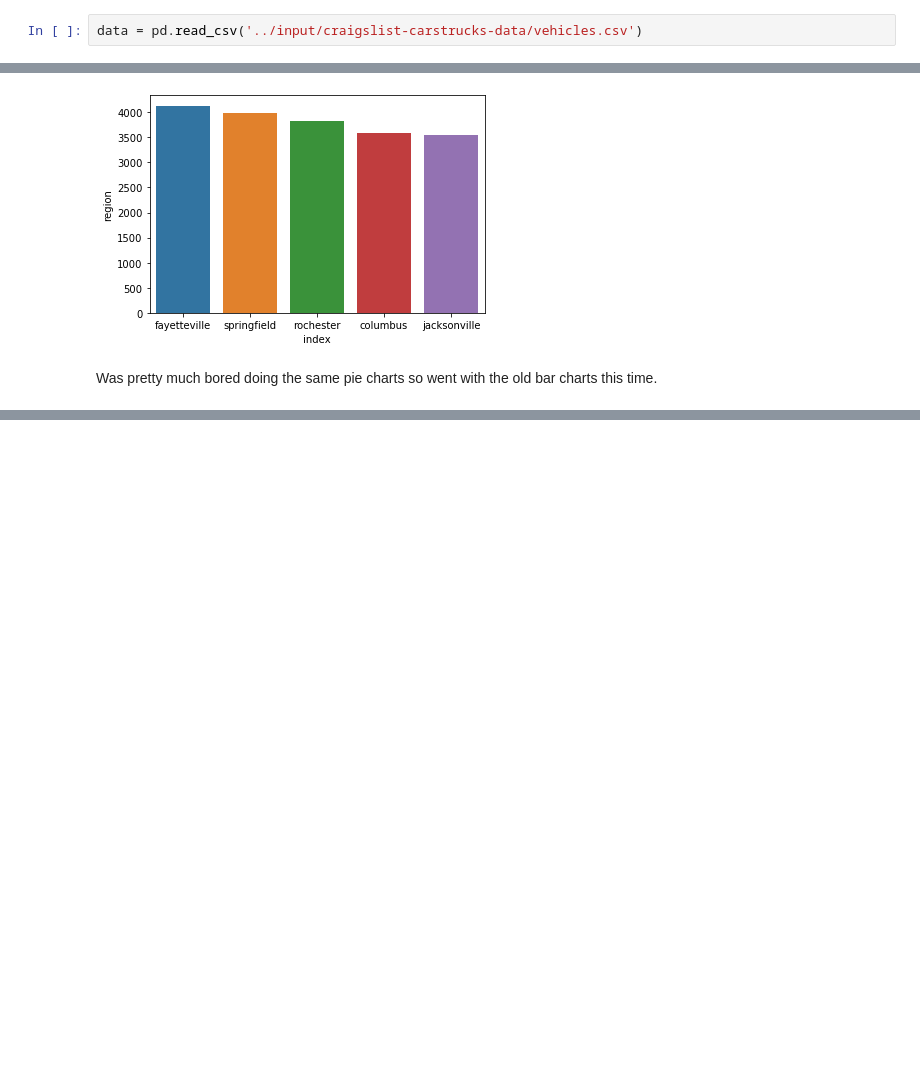
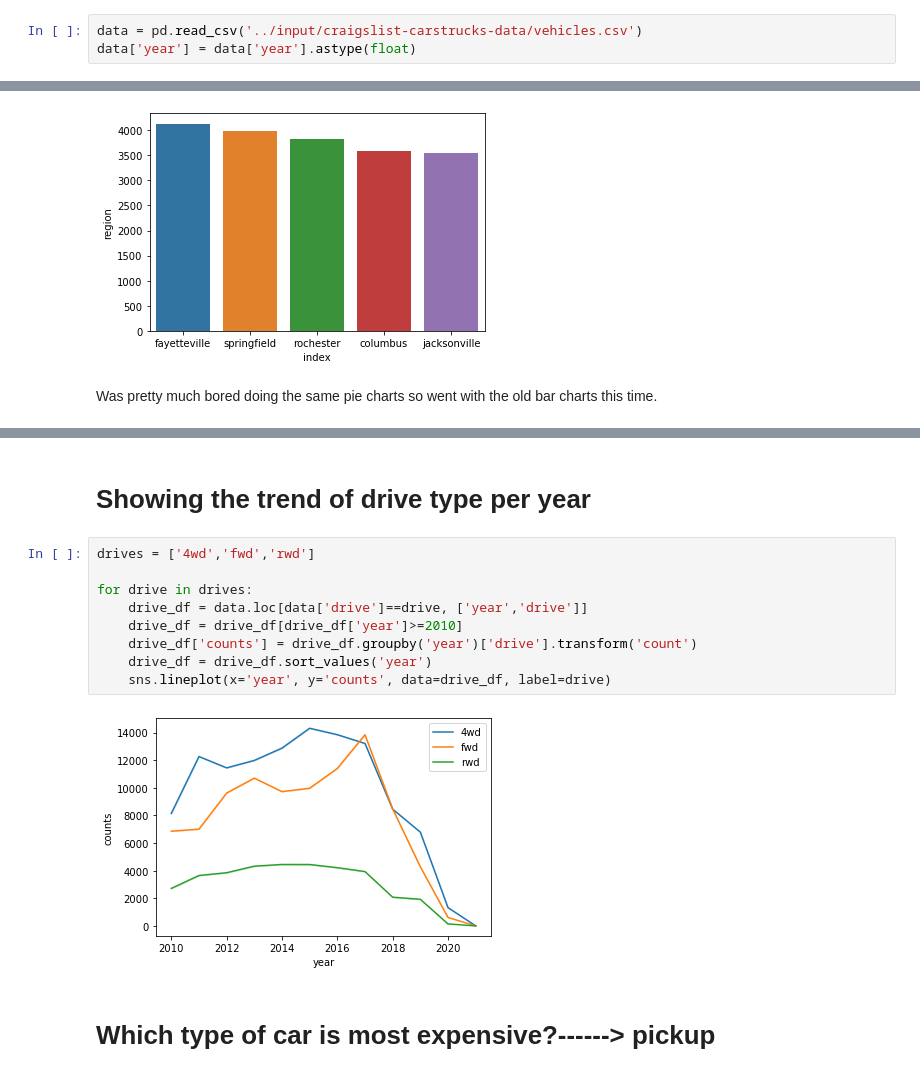
Before and after one commit to pratik-276/Infinite_Stories_with_Data, a Jupyter notebook: Used Cars Dataset/Want to know if you can sell your used car_.ipynb, the cells around one changed output, grey strips where cells are left out. Saved outputs shown, nothing was run; the diff lists cells and outputs as text; blank space fills up the shorter version.

```diff
--- a/Used Cars Dataset/Want to know if you can sell your used car_.ipynb
+++ b/Used Cars Dataset/Want to know if you can sell your used car_.ipynb
@@ -14,6 +14,7 @@ import seaborn as sns
 import plotly.express as px
 # %%
 data = pd.read_csv('../input/craigslist-carstrucks-data/vehicles.csv')
+data['year'] = data['year'].astype(float)
 # %% [markdown]
 Since this is a huge dataset first it's better to remove as much unnecessary data as we can.
 
@@ -244,0 +247,15 @@ Will again continue in the next version.
+# %% [markdown]
+# Showing the trend of drive type per year
+# %%
+drives = ['4wd','fwd','rwd']
+
+for drive in drives:
+    drive_df = data.loc[data['drive']==drive, ['year','drive']]
+    drive_df = drive_df[drive_df['year']>=2010]
+    drive_df['counts'] = drive_df.groupby('year')['drive'].transform('count')
+    drive_df = drive_df.sort_values('year')
+    sns.lineplot(x='year', y='counts', data=drive_df, label=drive)
+# %% [output]
+[figure, added]
+# %% [markdown]
+# Which type of car is most expensive?------> pickup
```
Also changed, not shown: parts of 12 cells of this notebook.
